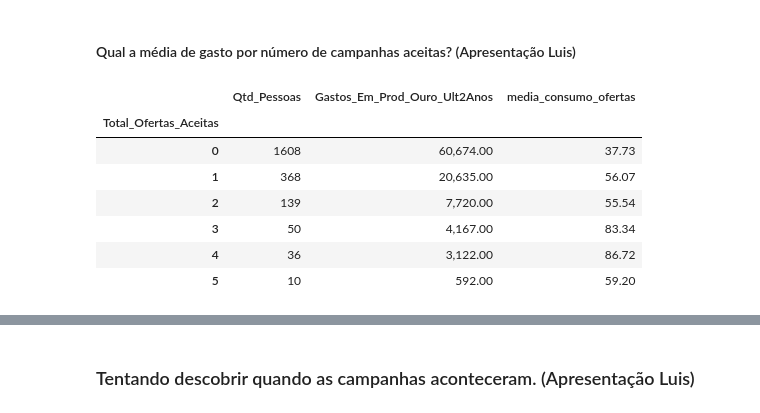
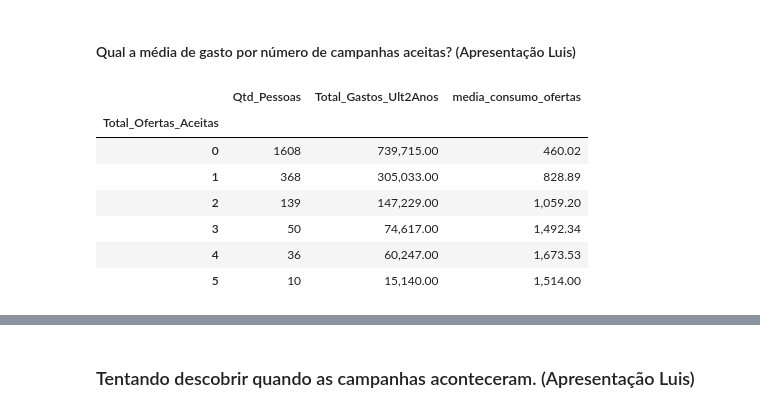
Before and after one commit to airtoncarneiro/LetsCode_Mod04, a Jupyter notebook: Customer Personality.ipynb, the cells around one changed output, grey strips where cells are left out. Drawn from its saved outputs; the diff is of its cells as text; code cells hidden in the pictures.

```diff
--- a/Customer Personality.ipynb
+++ b/Customer Personality.ipynb
@@ -63,7 +65,8 @@ pd.options.display.float_format= "{:,.2f}".format
 # %% [markdown]
 #### Lendo o Dataset e exibindo algumas linhas para se ter uma ideia do que há nele.
 # %%
-df = pd.read_csv('marketing_campaign.csv', sep='\t')
+filename = 'marketing_campaign.csv'
+df = pd.read_csv(filename, sep='\t')
 df.head(5)
 # %% [output]
 |  | ID | Year_Birth | Education | Marital_Status | Income | Kidhome | Teenhome | Dt_Customer | Recency | ... |
@@ -483,19 +550,19 @@ media_part_camp
 # %%
 total_linhas = df["Ano_Nasc"].size
 
-resumo = df.groupby("Total_Ofertas_Aceitas").agg({"Ano_Nasc":"count", "Gastos_Em_Prod_Ouro_Ult2Anos":"sum"})
+resumo = df.groupby("Total_Ofertas_Aceitas").agg({"Ano_Nasc":"count", "Total_Gastos_Ult2Anos":"sum"})
 
-resumo["media_consumo_ofertas"] = resumo["Gastos_Em_Prod_Ouro_Ult2Anos"]/resumo["Ano_Nasc"]
+resumo["media_consumo_ofertas"] = resumo["Total_Gastos_Ult2Anos"]/resumo["Ano_Nasc"]
 
 resumo.rename(columns={"Ano_Nasc":"Qtd_Pessoas"},inplace=True)
 
 resumo
 # %% [output]
-|  | Qtd_Pessoas | Gastos_Em_Prod_Ouro_Ult2Anos | media_consumo_ofertas |
+|  | Qtd_Pessoas | Total_Gastos_Ult2Anos | media_consumo_ofertas |
 | Total_Ofertas_Aceitas |  |  |  |
-| 0 | 1608 | 60,674.00 | 37.73 |
-| 1 | 368 | 20,635.00 | 56.07 |
-| 2 | 139 | 7,720.00 | 55.54 |
-| 3 | 50 | 4,167.00 | 83.34 |
-| 4 | 36 | 3,122.00 | 86.72 |
-| 5 | 10 | 592.00 | 59.20 |
+| 0 | 1608 | 739,715.00 | 460.02 |
+| 1 | 368 | 305,033.00 | 828.89 |
+| 2 | 139 | 147,229.00 | 1,059.20 |
+| 3 | 50 | 74,617.00 | 1,492.34 |
+| 4 | 36 | 60,247.00 | 1,673.53 |
+| 5 | 10 | 15,140.00 | 1,514.00 |
```
Also changed, not shown: parts of 28 cells of this notebook.
